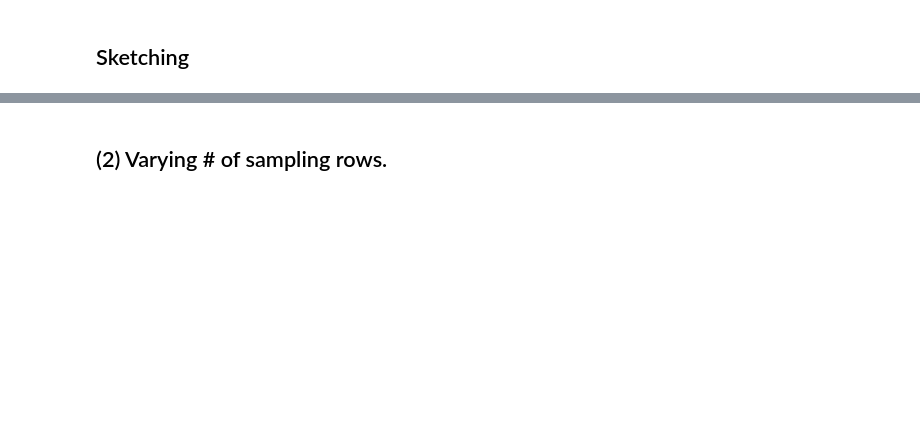
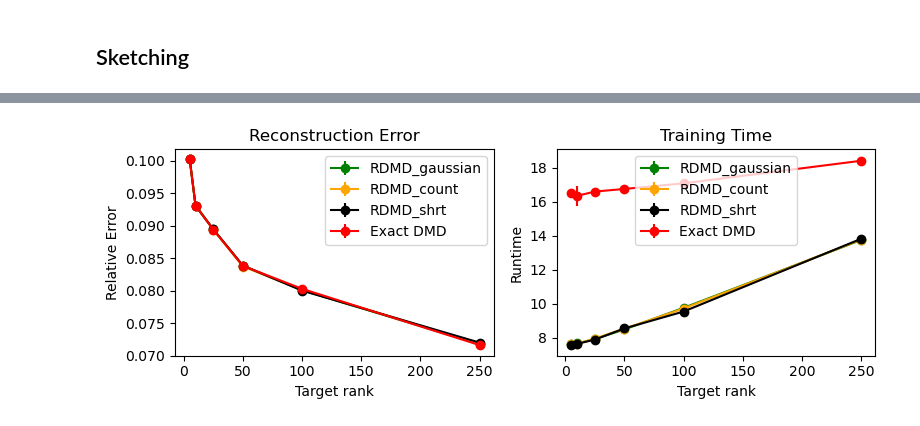
Before and after one commit to jeiloh/rDMD_sketching, a Jupyter notebook: rdmd_sst.ipynb, the cells around one changed output, grey strips where cells are left out. Saved outputs shown, nothing was run; the diff lists cells and outputs as text; code cells hidden in the pictures; blank space fills up the shorter version.

```diff
--- a/rdmd_sst.ipynb
+++ b/rdmd_sst.ipynb
@@ -107,0 +197,3 @@ for i, rank in enumerate(rank_values):
+# %%
+p = 25
+target_rank = [5, 10, 25, 50, 100, 250] # of smapling rows
@@ -126,12 +233,12 @@ for i, rank in enumerate(rank_values):
         oversampling_times[i, j] = (t1 - t0)
 # %%
 # RDMD with Count sketch
-oversampling_error_count = np.zeros((len(rank_values), num_trials))
-oversampling_times_count = np.zeros((len(rank_values), num_trials))
+oversampling_error_count = np.zeros((len(target_rank), num_trials))
+oversampling_times_count = np.zeros((len(target_rank), num_trials))
 
-for i, oversampling in enumerate(rank_values):
+for i, rank in enumerate(target_rank):
     for j in range(num_trials):
-        test_matrix = generate_countsketch_matrix(m, r)
+        test_matrix = generate_countsketch_matrix(m, rank+p)
         t0 = time.time()
         rdmd_count = RDMD(svd_rank=rank, test_matrix=test_matrix).fit(
             snapshots_matrix
@@ -144,12 +251,12 @@ for i, oversampling in enumerate(rank_values):
         oversampling_times_count[i, j] += (t1 - t0)
 # %%
 # RDMD with SHRT sketch
-oversampling_error_shrt = np.zeros((len(rank_values), num_trials))
-oversampling_times_shrt = np.zeros((len(rank_values), num_trials))
+oversampling_error_shrt = np.zeros((len(target_rank), num_trials))
+oversampling_times_shrt = np.zeros((len(target_rank), num_trials))
 
-for i, oversampling in enumerate(rank_values):
+for i, rank in enumerate(target_rank):
     for j in range(num_trials):
-        test_matrix = generate_shrt_matrix(m, r)
+        test_matrix = generate_shrt_matrix(m, rank+p)
         t0 = time.time()
         rdmd_shrt = RDMD(svd_rank=rank, test_matrix=test_matrix).fit(
             snapshots_matrix
@@ -163,27 +270,33 @@ for i, oversampling in enumerate(rank_values):
 # %%
 plt.figure(figsize=(8, 3))
 plt.subplot(1, 2, 1)
-plt.errorbar(rank_values, np.mean(dmd_oversampling_error, axis=1), yerr=np.std(dmd_oversampling_error, axis=1), fmt='-o', c="r", label="Exact DMD")
-plt.errorbar(rank_values, np.mean(oversampling_error, axis=1), yerr=np.std(oversampling_error, axis=1), fmt='-o', c="g", label="RDMD_gaussian")
-plt.errorbar(rank_values, np.mean(oversampling_error_count, axis=1), yerr=np.std(oversampling_error_count, axis=1), fmt='-o', c="orange", label="RDMD_count")
-plt.errorbar(rank_values, np.mean(oversampling_error_shrt, axis=1), yerr=np.std(oversampling_error_shrt, axis=1), fmt='-o', c="k", label="RDMD_shrt")
+
+plt.errorbar(target_rank, np.mean(oversampling_error, axis=1), yerr=np.std(oversampling_error, axis=1), fmt='-o', c="g", label="RDMD_gaussian")
+plt.errorbar(target_rank, np.mean(oversampling_error_count, axis=1), yerr=np.std(oversampling_error_count, axis=1), fmt='-o', c="orange", label="RDMD_count")
+plt.errorbar(target_rank, np.mean(oversampling_error_shrt, axis=1), yerr=np.std(oversampling_error_shrt, axis=1), fmt='-o', c="k", label="RDMD_shrt")
+plt.errorbar(target_rank, np.mean(dmd_error, axis=1), yerr=np.std(dmd_error, axis=1), fmt='-o', c="r", label="Exact DMD")
 
 plt.title("Reconstruction Error")
-plt.xlabel("Target Rank")
+plt.xlabel("Target rank")
 plt.ylabel("Relative Error")
+# plt.xscale("log")
+# plt.yscale("log")
 plt.legend()
 
 plt.subplot(1, 2, 2)
-plt.errorbar(rank_values, np.mean(dmd_oversampling_times, axis=1), yerr=np.std(dmd_oversampling_times, axis=1), fmt='-o', c="r", label="Exact DMD")
-plt.errorbar(rank_values, np.mean(oversampling_times, axis=1), yerr=np.std(oversampling_times, axis=1), fmt='-o', c="g", label="RDMD_gaussian")
-plt.errorbar(rank_values, np.mean(oversampling_times_count, axis=1), yerr=np.std(oversampling_times_count, axis=1), fmt='-o', c="orange", label="RDMD_count")
-plt.errorbar(rank_values, np.mean(oversampling_times_shrt, axis=1), yerr=np.std(oversampling_times_shrt, axis=1), fmt='-o', c="k", label="RDMD_shrt")
+
+plt.errorbar(target_rank, np.mean(oversampling_times, axis=1), yerr=np.std(oversampling_times, axis=1), fmt='-o', c="g", label="RDMD_gaussian")
+plt.errorbar(target_rank, np.mean(oversampling_times_count, axis=1), yerr=np.std(oversampling_times_count, axis=1), fmt='-o', c="orange", label="RDMD_count")
+plt.errorbar(target_rank, np.mean(oversampling_times_shrt, axis=1), yerr=np.std(oversampling_times_shrt, axis=1), fmt='-o', c="k", label="RDMD_shrt")
+plt.errorbar(target_rank, np.mean(dmd_times, axis=1), yerr=np.std(dmd_times, axis=1), fmt='-o', c="r", label="Exact DMD")
+
 
 plt.title("Training Time")
-plt.xlabel("Target Rank")
-plt.ylabel("Runtime (s)")
+plt.xlabel("Target rank")
+plt.ylabel("Runtime")
+# plt.xscale("log")
 plt.legend()
 plt.tight_layout()
 plt.show()
+# %% [output]
+[figure, added]
-# %% [markdown]
-## (2) Varying # of sampling rows.
```
Also changed, not shown: parts of 18 cells of this notebook.
